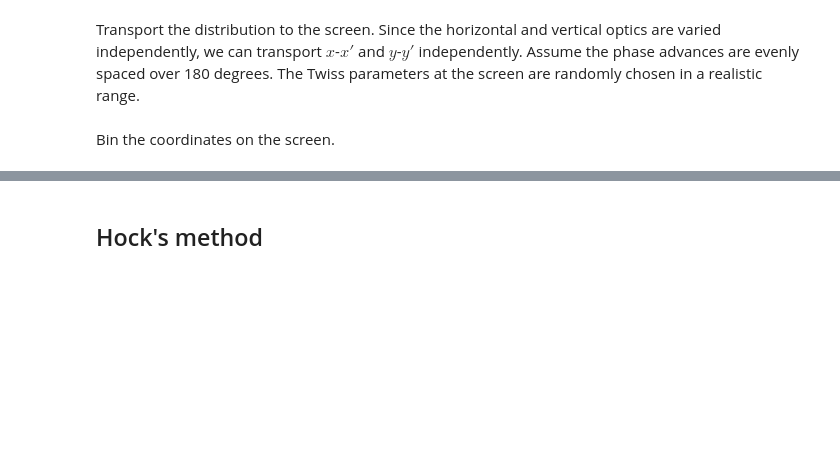
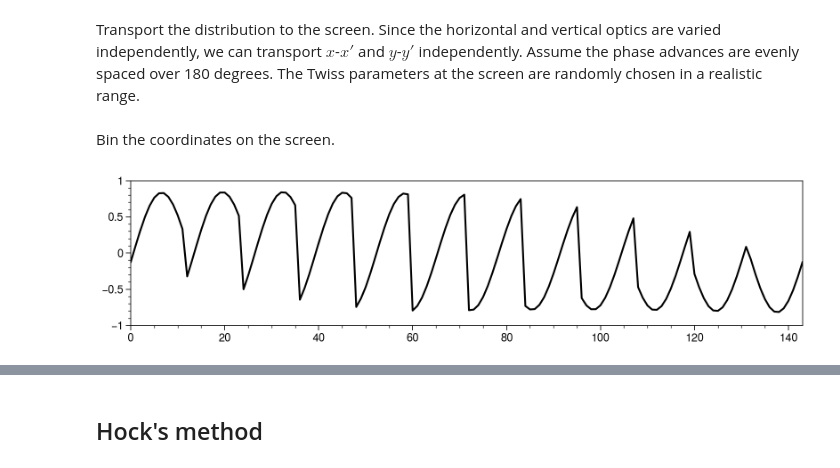
Before and after one commit to austin-hoover/accphys-tools, a Jupyter notebook: measurement/tomography/test_tomo_4D.ipynb, the cells around one changed output, grey strips where cells are left out. Cells and saved outputs as stored; diff of their text form; code cells hidden in the pictures; blank space fills up the shorter version.

```diff
--- a/measurement/tomography/test_tomo_4D.ipynb
+++ b/measurement/tomography/test_tomo_4D.ipynb
@@ -29,7 +29,7 @@ pplt.rc['grid.alpha'] = 0.04
 # %% [markdown]
 Load the distribution to be reconstructed.
 # %%
-X = np.loadtxt('/Users/austin/Dropbox/SCBD/scratch/RUN_0167/data/Bm_Parts_0_300')
+X = np.loadtxt('/Users/46h/Dropbox/SCBD/scratch/RUN_0167/data/Bm_Parts_0_300')
 X = X[:, :4]
 X -= np.mean(X, axis=0)
 # %% [markdown]
@@ -123,3 +123,29 @@ Bin the coordinates on the screen.
 # ]
 meas_edges = [rec_edges[0], rec_edges[1]]
 meas_centers = [rec.get_bin_centers(_edges) for _edges in meas_edges]
+# %%
+x_list, xp_list, y_list, yp_list = [], [], [], []
+for Mx in tqdm(tmats_x):
+    x, xp = utils.apply(Mx, X[:, :2]).T
+    x_list.append(x)
+    xp_list.append(xp)
+for My in tqdm(tmats_y):
+    y, yp = utils.apply(My, X[:, 2:]).T
+    y_list.append(y)
+    yp_list.append(yp)
+
+Sigmas = []
+for (x, xp) in tqdm(zip(x_list, xp_list)):
+    for (y, yp) in zip(y_list, yp_list):
+        Y = np.vstack([x, xp, y, yp]).T
+        Sigmas.append(np.cov(Y.T))
+# %%
+stats = ba.BeamStats()
+stats.read_cov(Sigmas)
+
+fig, ax = pplt.subplots(figsize=(8, 2))
+ax.plot(stats.corr['xy'].values, color='black')
+ax.format(ylim=(-1.0, 1.0))
+plt.show()
+# %% [output]
+[figure, added]
```
Also changed, not shown: parts of 12 cells of this notebook, 8 other files.
